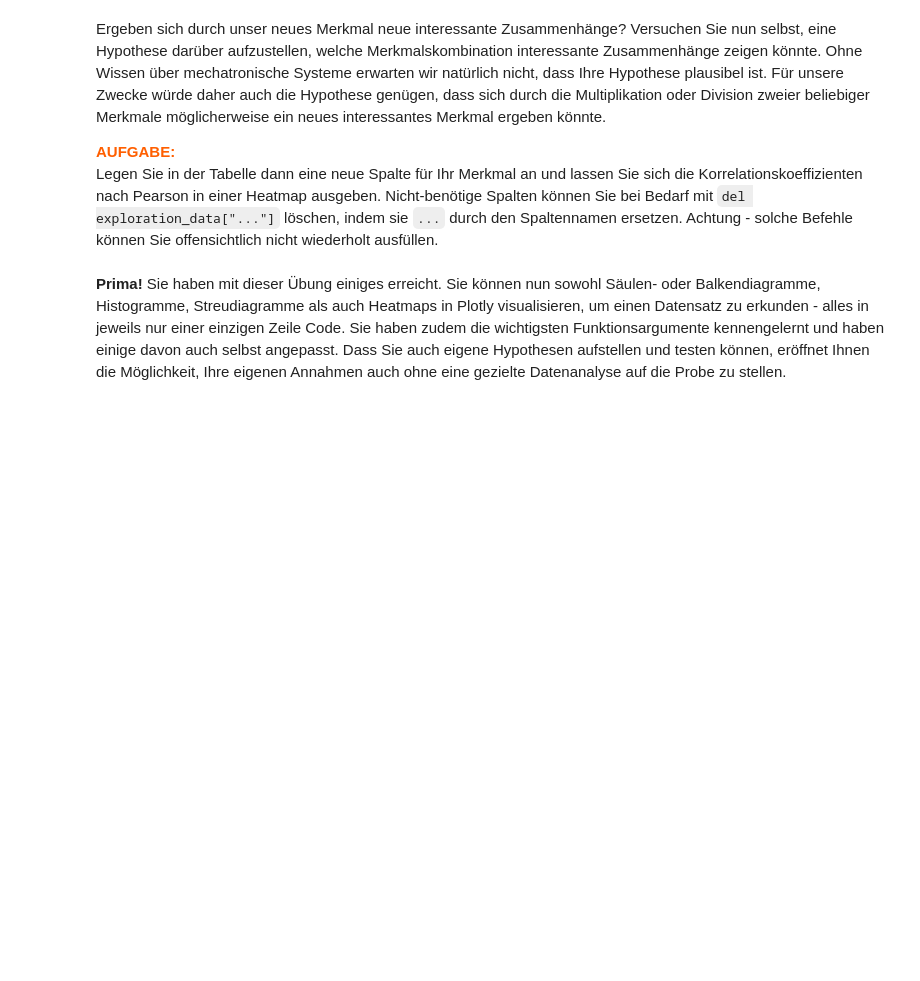
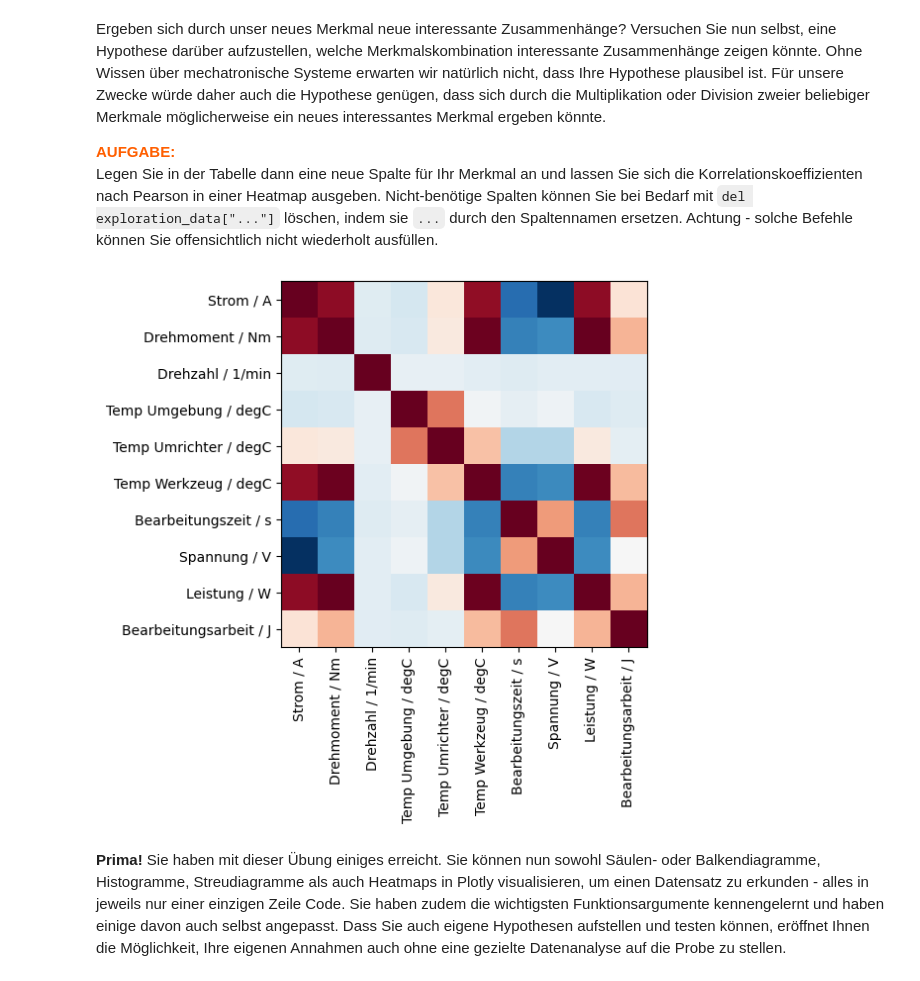
Before and after one commit to Robert35-dll/wikisys_exercise, a Jupyter notebook: 04/Datenexploration.ipynb, the cells around one changed output. Saved outputs shown, nothing was run; the diff lists cells and outputs as text; code cells hidden in the pictures; blank space fills up the shorter version.

````diff
--- a/04/Datenexploration.ipynb
+++ b/04/Datenexploration.ipynb
@@ -205,7 +313,20 @@ Ergeben sich durch unser neues Merkmal neue interessante Zusammenhänge? Versuch
 <span style="color:#FF5F00"><b>AUFGABE:</b></span><br>
 Legen Sie in der Tabelle dann eine neue Spalte für Ihr Merkmal an und lassen Sie sich die Korrelationskoeffizienten nach Pearson in einer Heatmap ausgeben. Nicht-benötige Spalten können Sie bei Bedarf mit ```del exploration_data["..."]``` löschen, indem sie ```...``` durch den Spaltennamen ersetzen. Achtung - solche Befehle können Sie offensichtlich nicht wiederholt ausfüllen.
 # %%
-# del exploration_data["Spannung / V"]
+# del exploration_data["Arbeit / J"]
+
+# (elektrische) Leistung P = U * I
+exploration_data["Leistung / W"] = exploration_data["Strom / A"] * exploration_data["Spannung / V"]
+# Arbeit A = P * t
+exploration_data["Bearbeitungsarbeit / J"] = exploration_data["Leistung / W"] * exploration_data["Bearbeitungszeit / s"]
+
+corr = exploration_data.corr(numeric_only=True)
+plt.imshow(corr, cmap="RdBu_r")
+
+plt.xticks(range(len(corr)), corr.columns, rotation=90)
+_ = plt.yticks(range(len(corr)), corr.index)
+# %% [output]
+[figure, added]
 # %% [markdown]
 **Prima!**
 Sie haben mit dieser Übung einiges erreicht. Sie können nun sowohl Säulen- oder Balkendiagramme, Histogramme, Streudiagramme als auch Heatmaps in Plotly visualisieren, um einen Datensatz zu erkunden - alles in jeweils nur einer einzigen Zeile Code. Sie haben zudem die wichtigsten Funktionsargumente kennengelernt und haben einige davon auch selbst angepasst. Dass Sie auch eigene Hypothesen aufstellen und testen können, eröffnet Ihnen die Möglichkeit, Ihre eigenen Annahmen auch ohne eine gezielte Datenanalyse auf die Probe zu stellen.
````
Also changed, not shown: parts of 22 cells of this notebook.
